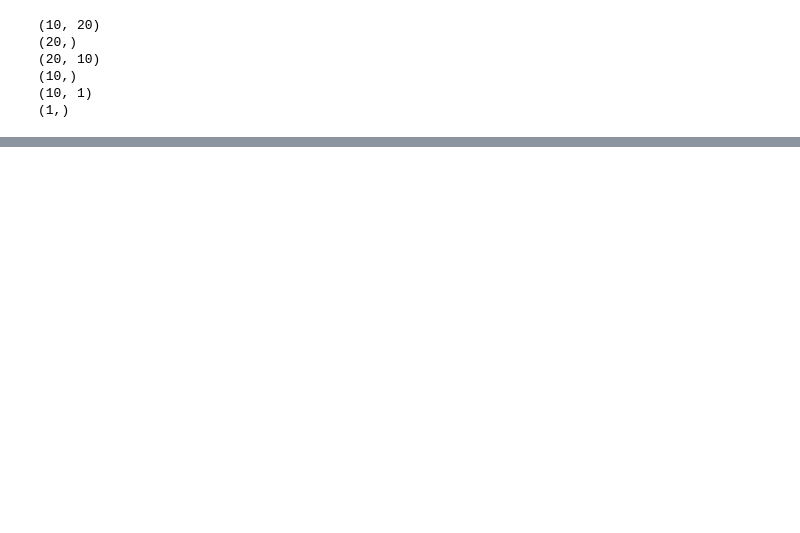
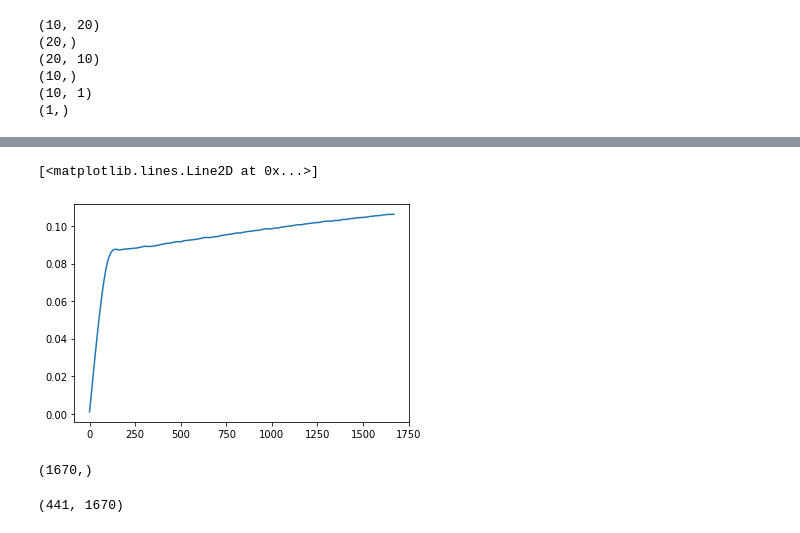
Before and after one commit to ANSH-RIYAL/AsymptoticExtrapolation, a Jupyter notebook: main.ipynb, the cells around one changed output, grey strips where cells are left out. Cells and saved outputs as stored; diff of their text form; code cells hidden in the pictures; blank space fills up the shorter version.

```diff
--- a/main.ipynb
+++ b/main.ipynb
@@ -247,0 +257,10 @@ for i in range(20):
+# %%
+plt.plot(bias3)
+# %% [output]
+[<matplotlib.lines.Line2D at 0x...>]
+[figure, added]
+# %%
+bias3 = np.reshape(bias3, (bias3.shape[0]))
+bias3.shape
+# %% [output]
+(1670,)
@@ -247,0 +280,5 @@ for i in range(20):
+# %%
+allLists = np.asarray(allLists)
+allLists.shape
+# %% [output]
+(441, 1670)
```
Also changed, not shown: parts of 20 cells of this notebook.
